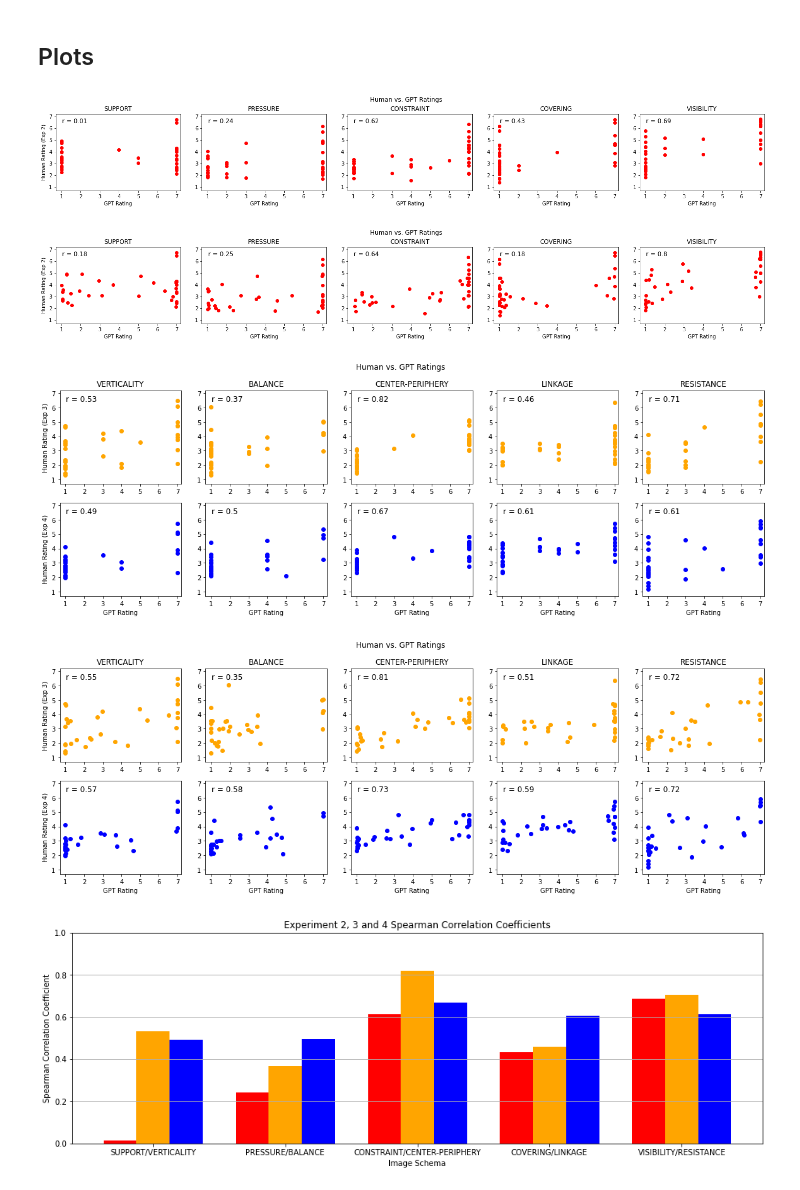
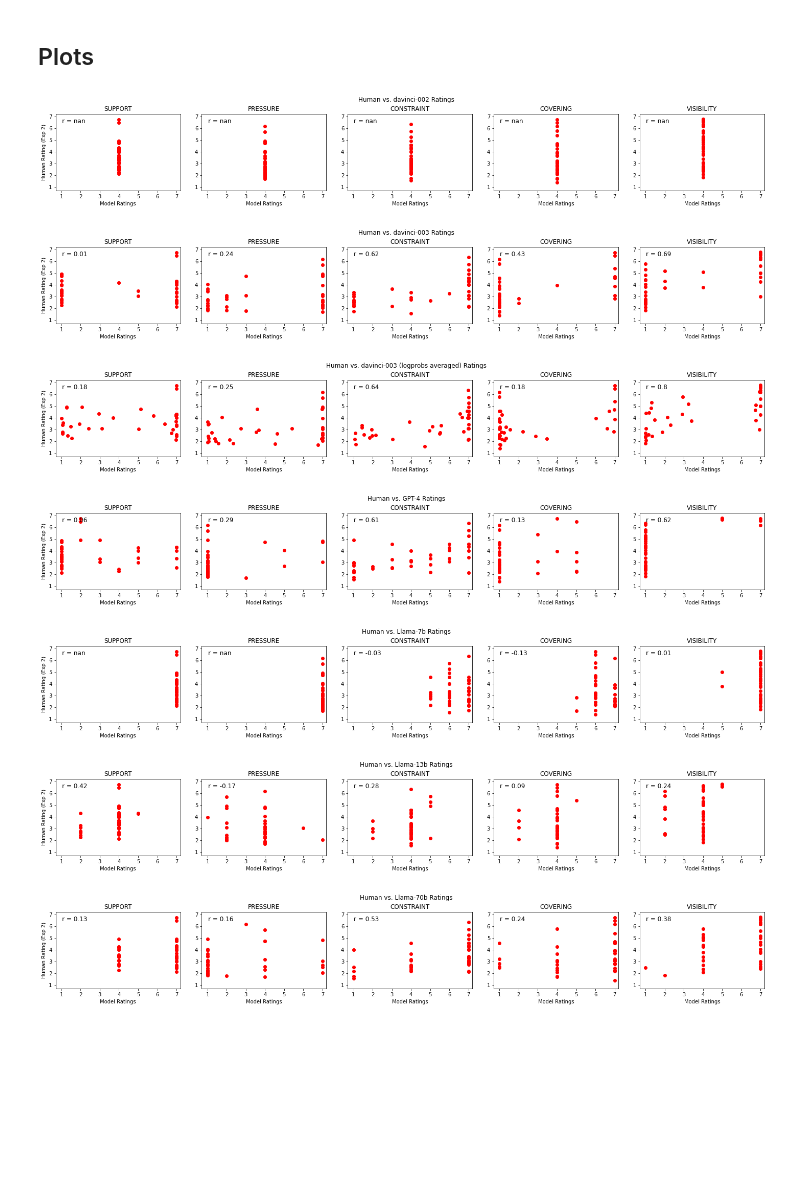
Before and after one commit to PhilWicke/Image-Schemas-in-LLMs, a Jupyter notebook: src/experiment_02/result_analysis.ipynb, the cells around one changed output. Drawn from its saved outputs; the diff is of its cells as text; code cells hidden in the pictures; blank space fills up the shorter version.

Commit message:
run visualization

```diff
--- a/src/experiment_02/result_analysis.ipynb
+++ b/src/experiment_02/result_analysis.ipynb
@@ -86,7 +86,7 @@ def make_bar_plots_all(model_result_dict_2, model_result_dict_3, model_result_di
     plt.grid(axis='y')
 
 
-def make_scatter_plots_beitel(model_result_dict_2, title):
+def make_scatter_plots_beitel(model_result_dict_2, title, x_label):
     # plot side by side, 5 plots
     fig, axs = plt.subplots(1, 5, figsize=(20, 3))
     fig.suptitle(title)
@@ -98,7 +98,7 @@ def make_scatter_plots_beitel(model_result_dict_2, title):
         axs[i].scatter(model_result_dict_2[key], exp_2_df[key], color='red')
         axs[i].set_title(key)
         if i==0: axs[i].set_ylabel("Human Rating (Exp 2)")
-        axs[i].set_xlabel("GPT Rating")
+        axs[i].set_xlabel(x_label)
         # set x and y limits to 0 to 7.2
         axs[i].set_xlim(0.7, 7.2)
         axs[i].set_ylim(0.7, 7.2)
@@ -108,7 +108,7 @@ def make_scatter_plots_beitel(model_result_dict_2, title):
         # add correlation coefficient to each plot
         axs[i].text(0.05, 0.95, "r = " + str(round(stats.spearmanr(model_result_dict_2[key], exp_2_df[key])[0], 2)), transform=axs[i].transAxes, fontsize=12, verticalalignment='top')
 
-def make_scatter_plots_gibbs(model_result_dict_3, model_result_dict_4, title):
+def make_scatter_plots_gibbs(model_result_dict_3, model_result_dict_4, title, x_label):
     # plot side by side, 5 plots
     fig, axs = plt.subplots(2, 5, figsize=(20, 6))
     fig.suptitle(title)
@@ -117,7 +117,7 @@ def make_scatter_plots_gibbs(model_result_dict_3, model_result_dict_4, title):
         axs[0, i].set_title(key)
         if i==0: axs[0, i].set_ylabel("Human Rating (Exp 3)")
         axs[1, i].scatter(model_result_dict_4[key], exp_4_df[key], color='blue')
-        axs[1, i].set_xlabel("GPT Rating")
+        axs[1, i].set_xlabel(x_label)
         if i ==0: axs[1, i].set_ylabel("Human Rating (Exp 4)")
         # set x and y limits to 0 to 7.2
         axs[0, i].set_xlim(0.7, 7.2)
@@ -663,19 +663,19 @@ LINKAGE         p-value: 0.079  correlation: 0.315
 RESISTANCE      p-value: 0.001  correlation: 0.543
 # %% [markdown]
 ## Plots
-# %%
-make_scatter_plots_beitel(model_result_dict_2=davinci003_exp2_dict, title="Human vs. GPT Ratings")
-make_scatter_plots_beitel(model_result_dict_2=davinci003_exp2_dict_logprobs, title="Human vs. GPT Ratings")
-# %% [output]
-[figure, removed]
-[figure, removed]
-# %%
-make_scatter_plots_gibbs(model_result_dict_3=davinci003_exp3_dict, model_result_dict_4=davinci003_exp4_dict, title="Human vs. GPT Ratings")
-make_scatter_plots_gibbs(model_result_dict_3=davinci003_exp3_dict_logprobs, model_result_dict_4=davinci003_exp4_dict_logprobs, title="Human vs. GPT Ratings")
-# %% [output]
-[figure, removed]
-[figure, removed]
-# %%
-make_bar_plots_all(model_result_dict_2=davinci003_exp2_dict, model_result_dict_3=davinci003_exp3_dict, model_result_dict_4=davinci003_exp4_dict, title="Experiment 2, 3 and 4 Spearman Correlation Coefficients")
-# %% [output]
-[figure, removed]
+# %%
+make_scatter_plots_beitel(model_result_dict_2=davinci002_exp2_dict, title="Human vs. davinci-002 Ratings", x_label="Model Ratings")
+make_scatter_plots_beitel(model_result_dict_2=davinci003_exp2_dict, title="Human vs. davinci-003 Ratings", x_label="Model Ratings")
+make_scatter_plots_beitel(model_result_dict_2=davinci003_exp2_dict_logprobs, title="Human vs. davinci-003 (logprobs averaged) Ratings", x_label="Model Ratings")
+make_scatter_plots_beitel(model_result_dict_2=gpt4_exp2_dict, title="Human vs. GPT-4 Ratings", x_label="Model Ratings")
+make_scatter_plots_beitel(model_result_dict_2=llama7b_exp2_df, title="Human vs. Llama-7b Ratings", x_label="Model Ratings")
+make_scatter_plots_beitel(model_result_dict_2=llama13b_exp2_df, title="Human vs. Llama-13b Ratings", x_label="Model Ratings")
+make_scatter_plots_beitel(model_result_dict_2=llama70b_exp2_df, title="Human vs. Llama-70b Ratings", x_label="Model Ratings")
+# %% [output]
+[figure, added]
+[figure, added]
+[figure, added]
+[figure, added]
+[figure, added]
+[figure, added]
+[figure, added]
```
Also changed, not shown: parts of 8 cells of this notebook.
